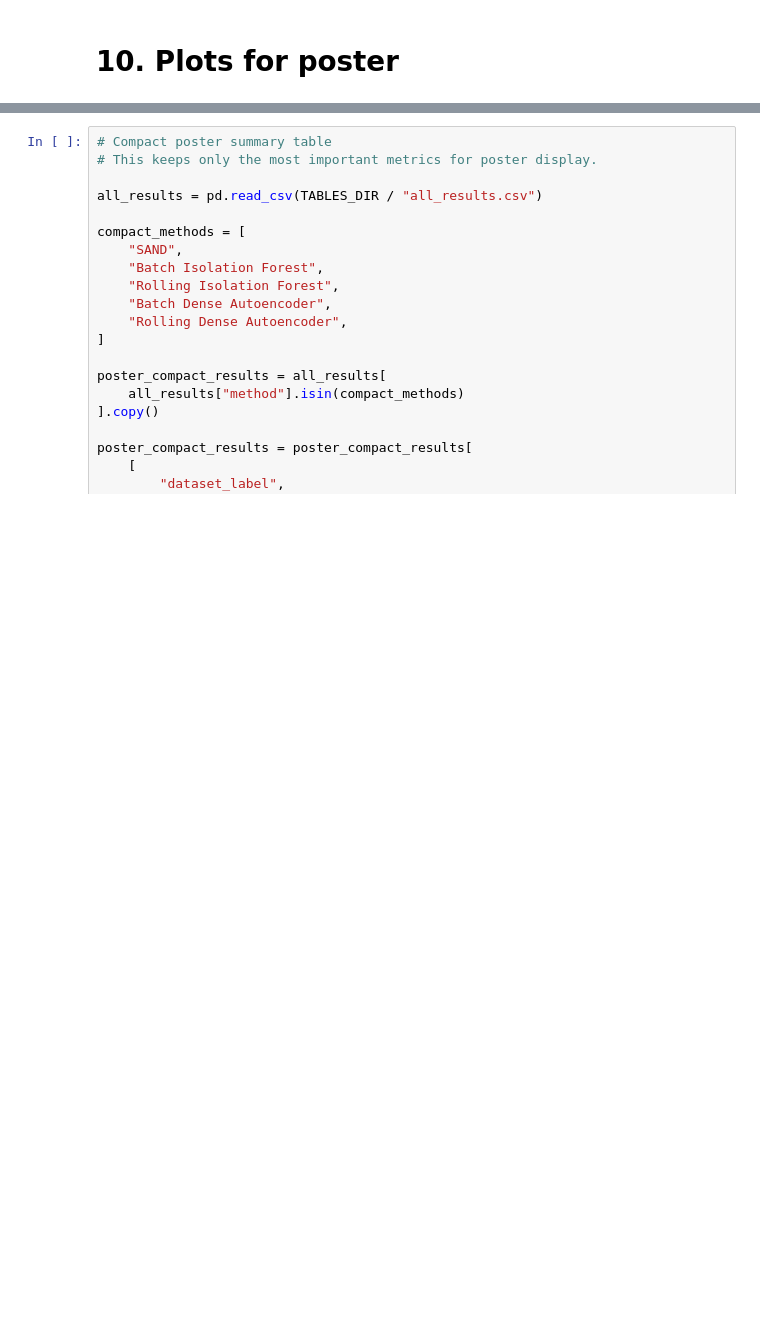
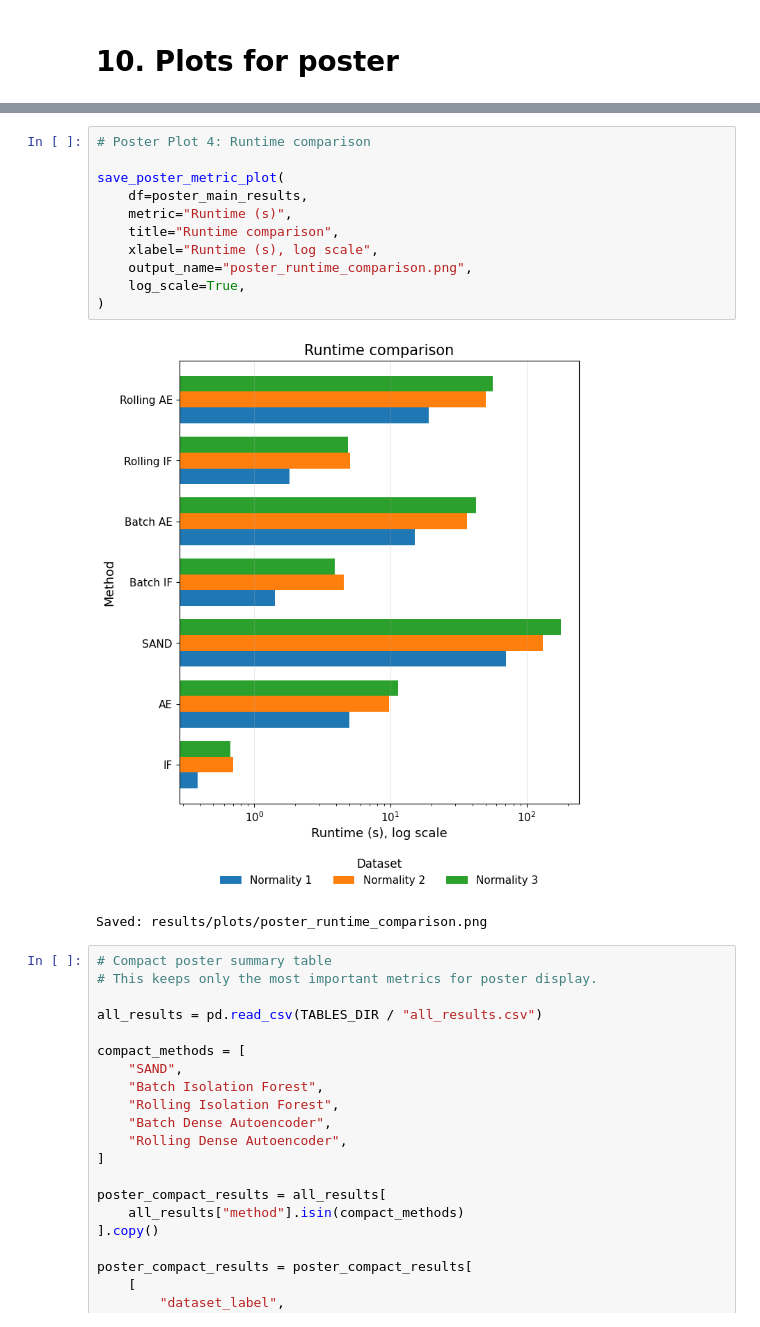
Before and after one commit to OrestisGeo/streamify-ts-anomaly-detection, a Jupyter notebook: notebooks/project2_main.ipynb, the cells around one changed output, grey strips where cells are left out. Drawn from its saved outputs; the diff is of its cells as text; blank space fills up the shorter version.

```diff
--- a/notebooks/project2_main.ipynb
+++ b/notebooks/project2_main.ipynb
@@ -2202,3 +2207,17 @@ Saved: results/plots/poster_runtime_comparison.png
+# %%
+# Poster Plot 4: Runtime comparison
+
+save_poster_metric_plot(
+    df=poster_main_results,
+    metric="Runtime (s)",
+    title="Runtime comparison",
+    xlabel="Runtime (s), log scale",
+    output_name="poster_runtime_comparison.png",
+    log_scale=True,
+)
+# %% [output]
+[figure, added]
+Saved: results/plots/poster_runtime_comparison.png
 # %%
 # Compact poster summary table
 # This keeps only the most important metrics for poster display.
```
Also changed, not shown: parts of 10 cells of this notebook.
